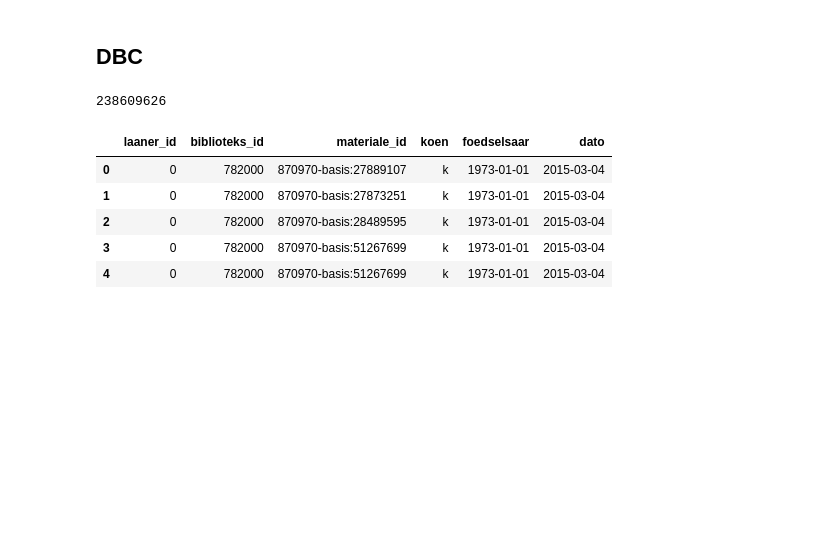
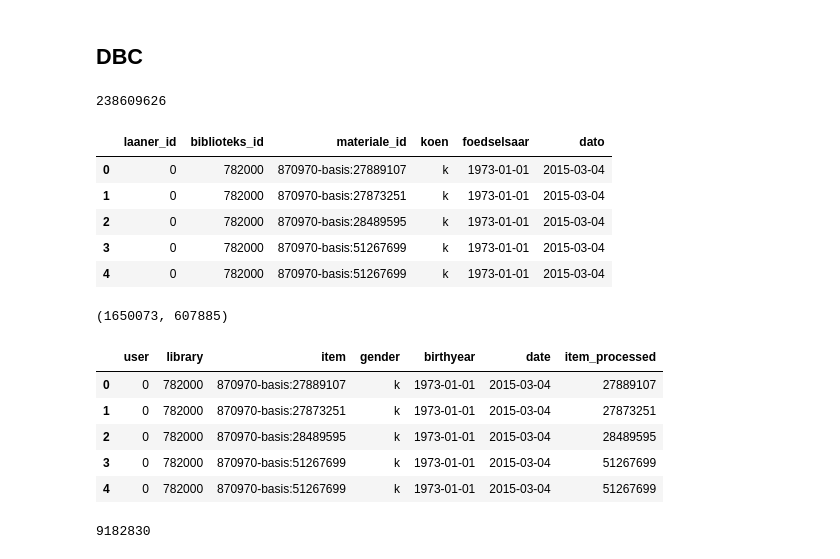
Before and after one commit to SavvinaDaniil/EnrichBookCrossing, a Jupyter notebook: NewData.ipynb, the cells around one changed output. Drawn from its saved outputs; the diff is of its cells as text; code cells hidden in the pictures; blank space fills up the shorter version.

```diff
--- a/NewData.ipynb
+++ b/NewData.ipynb
@@ -65,2 +70,17 @@ loans.head()
+# %%
+num_users, num_items
+# %% [output]
+(1650073, 607885)
 # %%
 loans.columns = ['user','library','item', 'gender', 'birthyear', 'date']
+# %%
+loans['item_processed'] = loans['item'].str.split(':').str[-1]
+# %%
+loans.head()
+# %% [output]
+|  | user | library | item | gender | birthyear | date | item_processed |
+| 0 | 0 | 782000 | 870970-basis:27889107 | k | 1973-01-01 | 2015-03-04 | 27889107 |
+| 1 | 0 | 782000 | 870970-basis:27873251 | k | 1973-01-01 | 2015-03-04 | 27873251 |
+| 2 | 0 | 782000 | 870970-basis:28489595 | k | 1973-01-01 | 2015-03-04 | 28489595 |
+| 3 | 0 | 782000 | 870970-basis:51267699 | k | 1973-01-01 | 2015-03-04 | 51267699 |
+| 4 | 0 | 782000 | 870970-basis:51267699 | k | 1973-01-01 | 2015-03-04 | 51267699 |
@@ -66,0 +89,4 @@ loans.columns = ['user','library','item', 'gender', 'birthyear', 'date']
+# %%
+len(books)
+# %% [output]
+9182830
```
Also changed, not shown: parts of 10 cells of this notebook.
